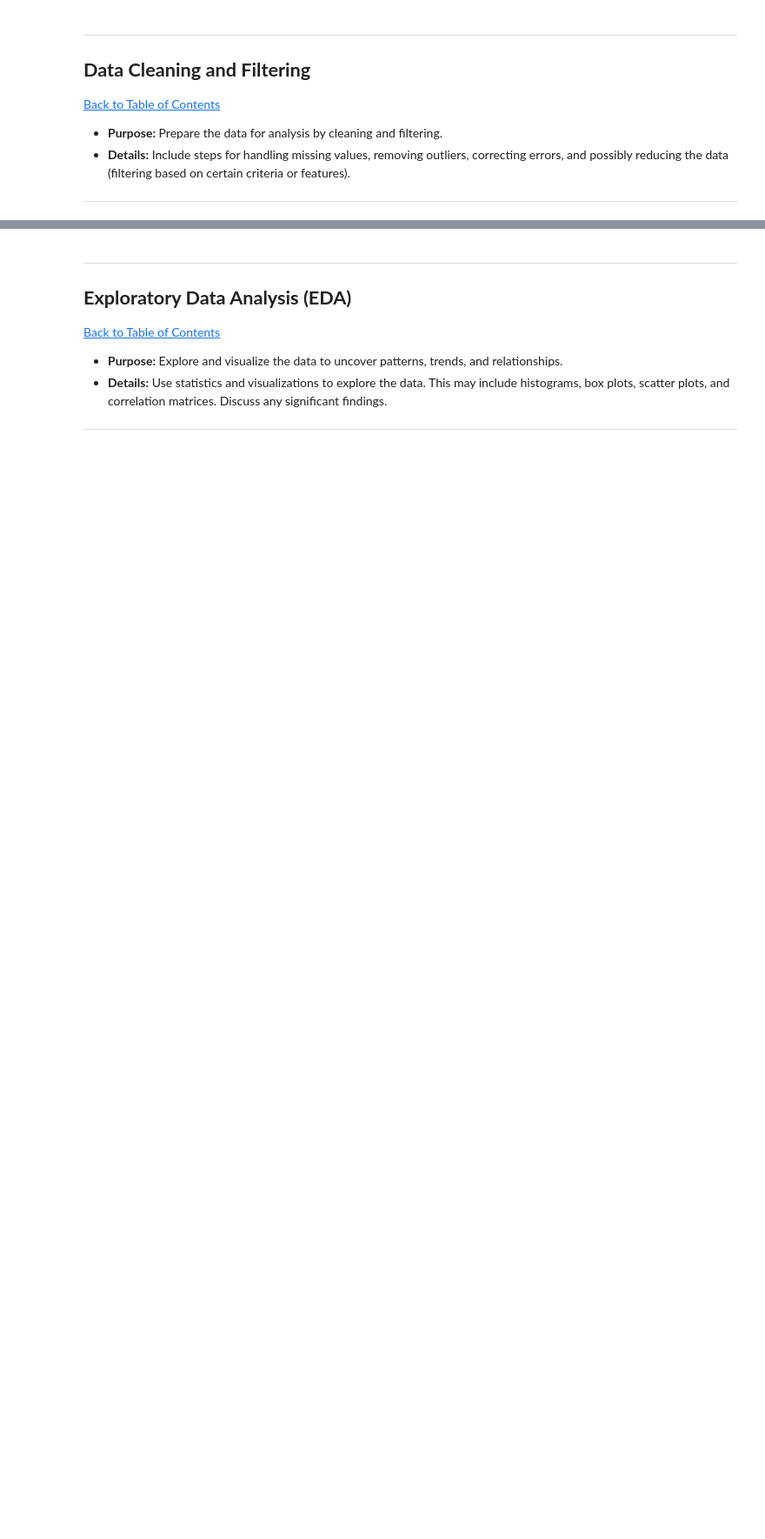
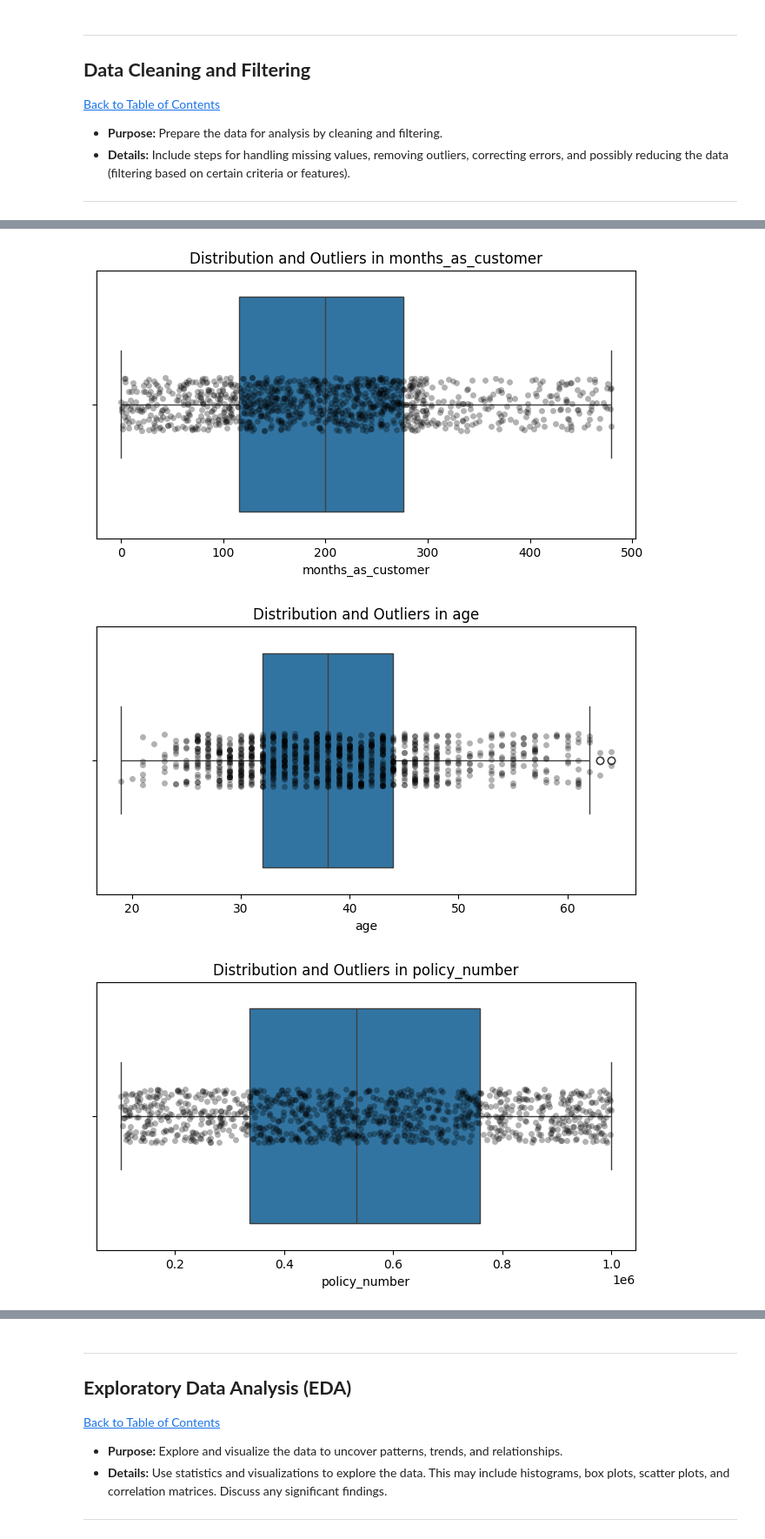
Before and after one commit to wktkfoster/Workplace_Insurance, a Jupyter notebook: 1.3_QCTO---Workplace-Module-Notebook-Template-4571.ipynb, the cells around one changed output, grey strips where cells are left out. Shown at 87% size. Cells and saved outputs as stored; diff of their text form; code cells hidden in the pictures; blank space fills up the shorter version.

Commit message:
Prepare the data for analysis by cleaning and filtering.
Prepare the data for analysis by cleaning and filtering.

```diff
--- a/1.3_QCTO---Workplace-Module-Notebook-Template-4571.ipynb
+++ b/1.3_QCTO---Workplace-Module-Notebook-Template-4571.ipynb
@@ -124,0 +149,9 @@ df.head()
+# %%
+# Drop column _c39 because it's completely empty
+df.drop(columns=['_c39'], inplace=True)
+
+# Convert None entries to string so they aren't counted as missing values
+df['authorities_contacted'] = df['authorities_contacted'].astype(str)
+
+# Check for missing values in each column
+df.isnull().sum()
@@ -124,0 +176,19 @@ df.head()
+# %%
+## Import visualization libraries
+import seaborn as sns
+import matplotlib.pyplot as plt
+
+# Select all numeric columns from the DataFrame
+numeric_cols = df.select_dtypes(include='number').columns
+
+# Loop through each numeric column to visualize its distribution and potential outliers
+for col in numeric_cols:
+    plt.figure(figsize=(8, 4))
+    sns.boxplot(x=df[col])
+    sns.stripplot(x=df[col], color='black', alpha=0.3)
+    plt.title(f'Distribution and Outliers in {col}')
+    plt.show()
+# %% [output]
+[figure, added]
+[figure, added]
+[figure, added]
```
Also changed, not shown: parts of 7 cells of this notebook.
